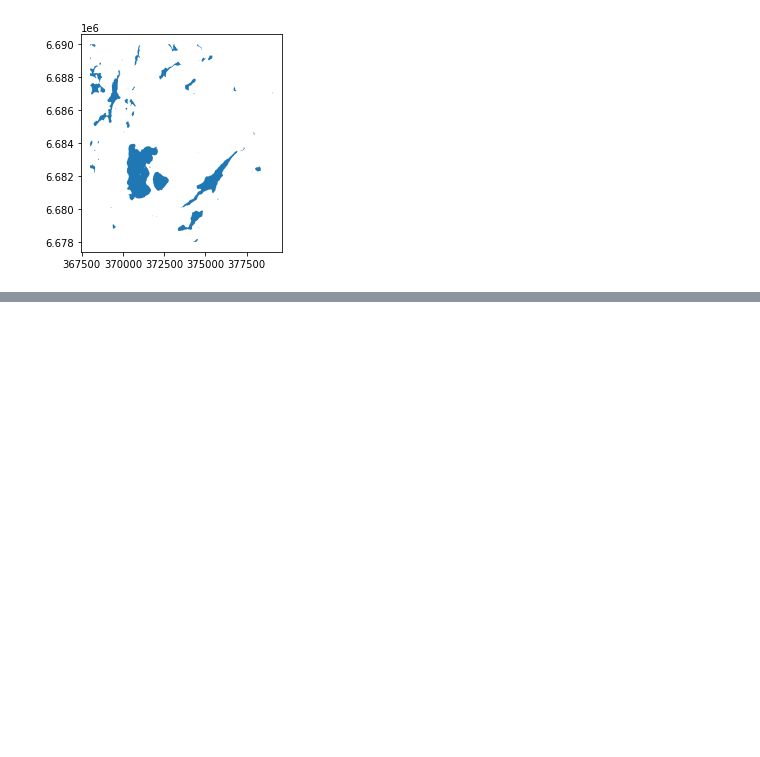
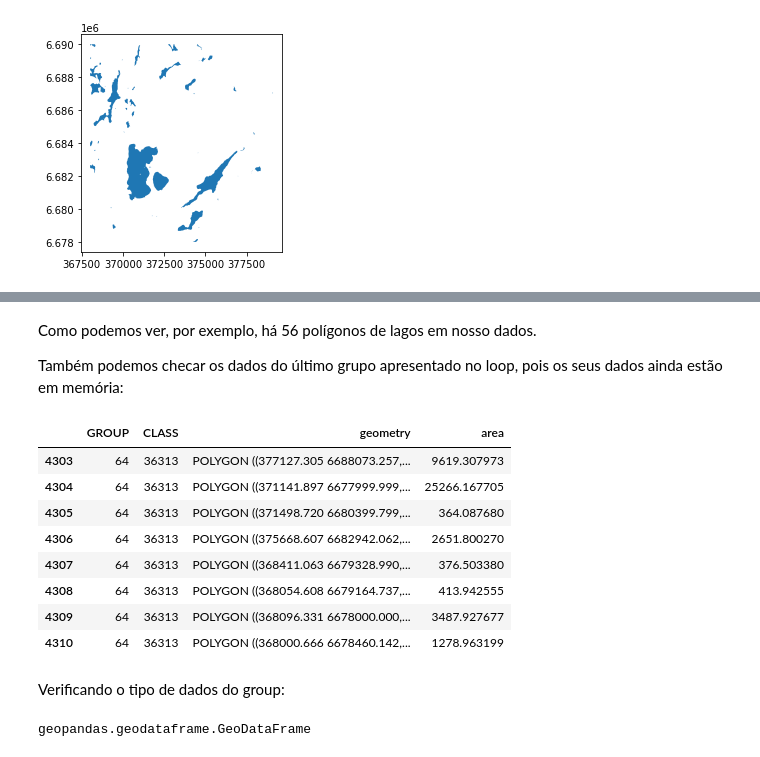
Before and after one commit to ton-santana/Curso_automating_gis_process, a Jupyter notebook: aula02/Curso_autogis_aula02.ipynb, the cells around one changed output, grey strips where cells are left out. Cells and saved outputs as stored; diff of their text form; code cells hidden in the pictures; blank space fills up the shorter version.

Commit message:
Iterando e exportando dados
Iterando, modificando nome dos arquivos, exportando arquivos em formato shapefile e csv.

```diff
--- a/aula02/Curso_autogis_aula02.ipynb
+++ b/aula02/Curso_autogis_aula02.ipynb
@@ -248,0 +278,4 @@ dados_novos.plot()
+# %%
+# Agrupando os dados pela classe
+grupos = dados.groupby(by="CLASS")
+grupos
@@ -248,0 +293,4 @@ dados_novos.plot()
+# %%
+for key, group in grupos:
+    print("class:", key)
+    print(len(group))
@@ -248,0 +315,22 @@ dados_novos.plot()
+# %% [markdown]
+Como podemos ver, por exemplo, há 56 polígonos de lagos em nosso dados.
+
+Também podemos checar os dados do último grupo apresentado no loop, pois os seus dados ainda estão em memória:
+# %%
+group
+# %% [output]
+|  | GROUP | CLASS | geometry | area |
+| 4303 | 64 | 36313 | POLYGON ((377127.305 6688073.257,... | 9619.307973 |
+| 4304 | 64 | 36313 | POLYGON ((371141.897 6677999.999,... | 25266.167705 |
+| 4305 | 64 | 36313 | POLYGON ((371498.720 6680399.799,... | 364.087680 |
+| 4306 | 64 | 36313 | POLYGON ((375668.607 6682942.062,... | 2651.800270 |
+| 4307 | 64 | 36313 | POLYGON ((368411.063 6679328.990,... | 376.503380 |
+| 4308 | 64 | 36313 | POLYGON ((368054.608 6679164.737,... | 413.942555 |
+| 4309 | 64 | 36313 | POLYGON ((368096.331 6678000.000,... | 3487.927677 |
+| 4310 | 64 | 36313 | POLYGON ((368000.666 6678460.142,... | 1278.963199 |
+# %% [markdown]
+Verificando o tipo de dados do group:
+# %%
+type(group)
+# %% [output]
+geopandas.geodataframe.GeoDataFrame
```
Also changed, not shown: parts of 19 cells of this notebook.
